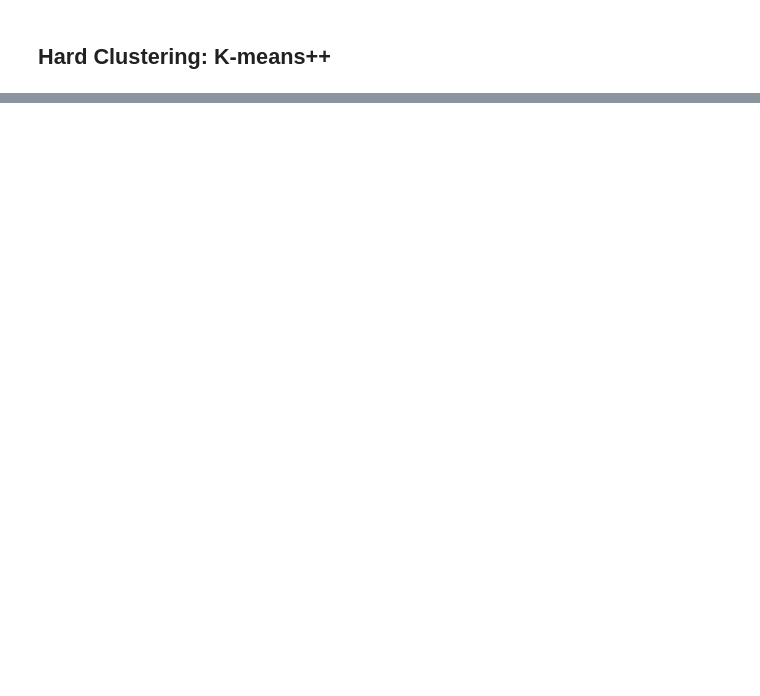
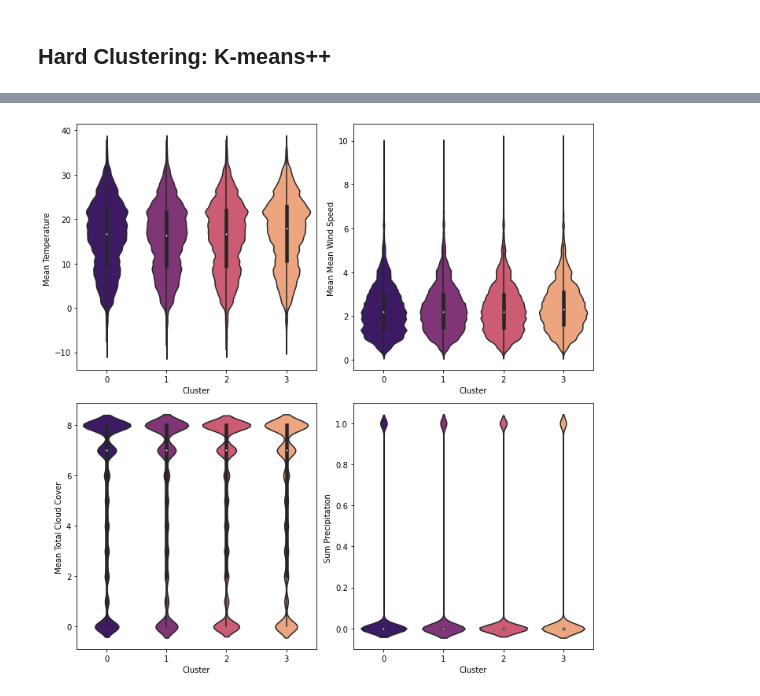
Before and after one commit to mogottsch/aaa-2022-magma, a Jupyter notebook: 03_cluster_analysis/clustering.ipynb, the cells around one changed output, grey strips where cells are left out. Drawn from its saved outputs; the diff is of its cells as text; code cells hidden in the pictures; blank space fills up the shorter version.

```diff
--- a/03_cluster_analysis/clustering.ipynb
+++ b/03_cluster_analysis/clustering.ipynb
@@ -265,0 +400,7 @@ plt.show()
+# %%
+show_cluster_values(
+    ['mean_temperature', 'mean_mean_wind_speed', 'mean_total_cloud_cover',
+       'sum_precipitation']
+)
+# %% [output]
+[figure, added]
```
Also changed, not shown: parts of 48 cells of this notebook.
